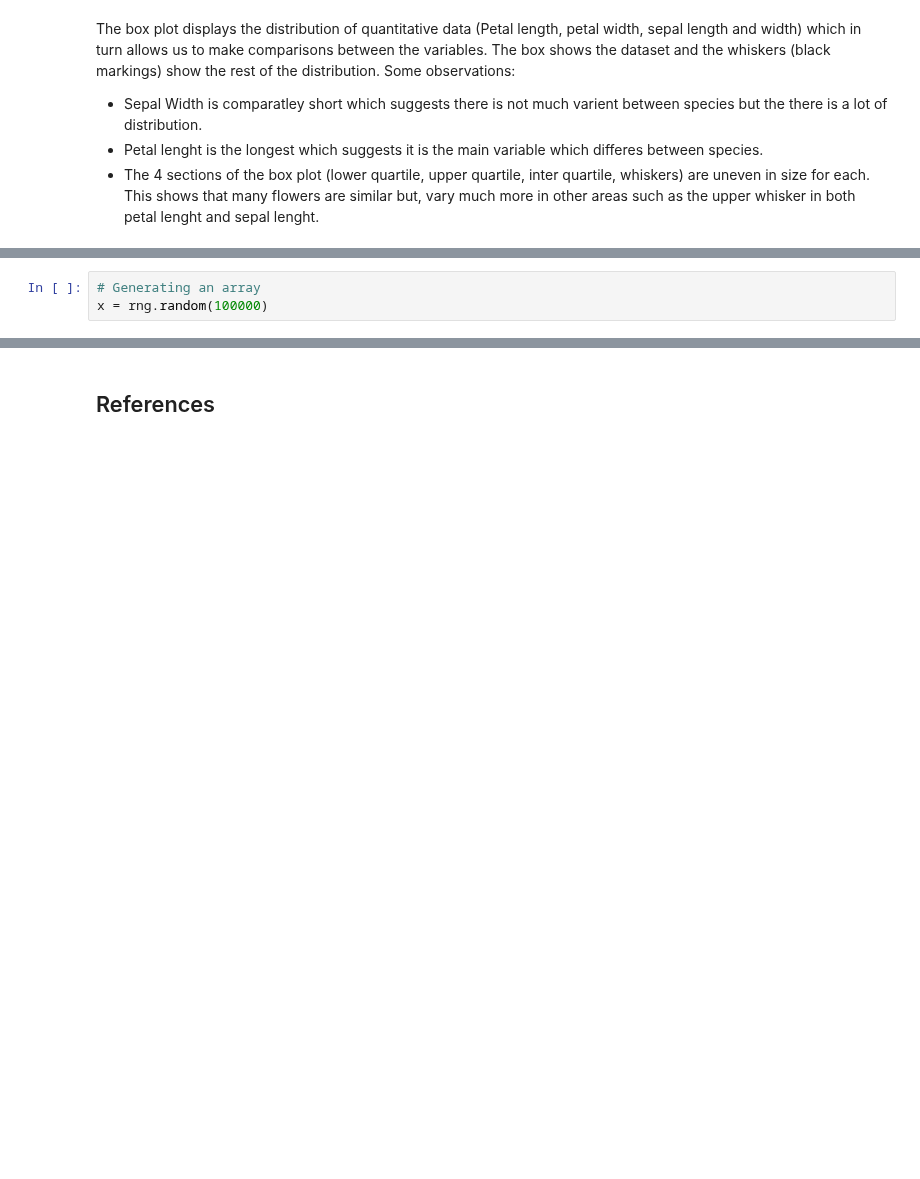
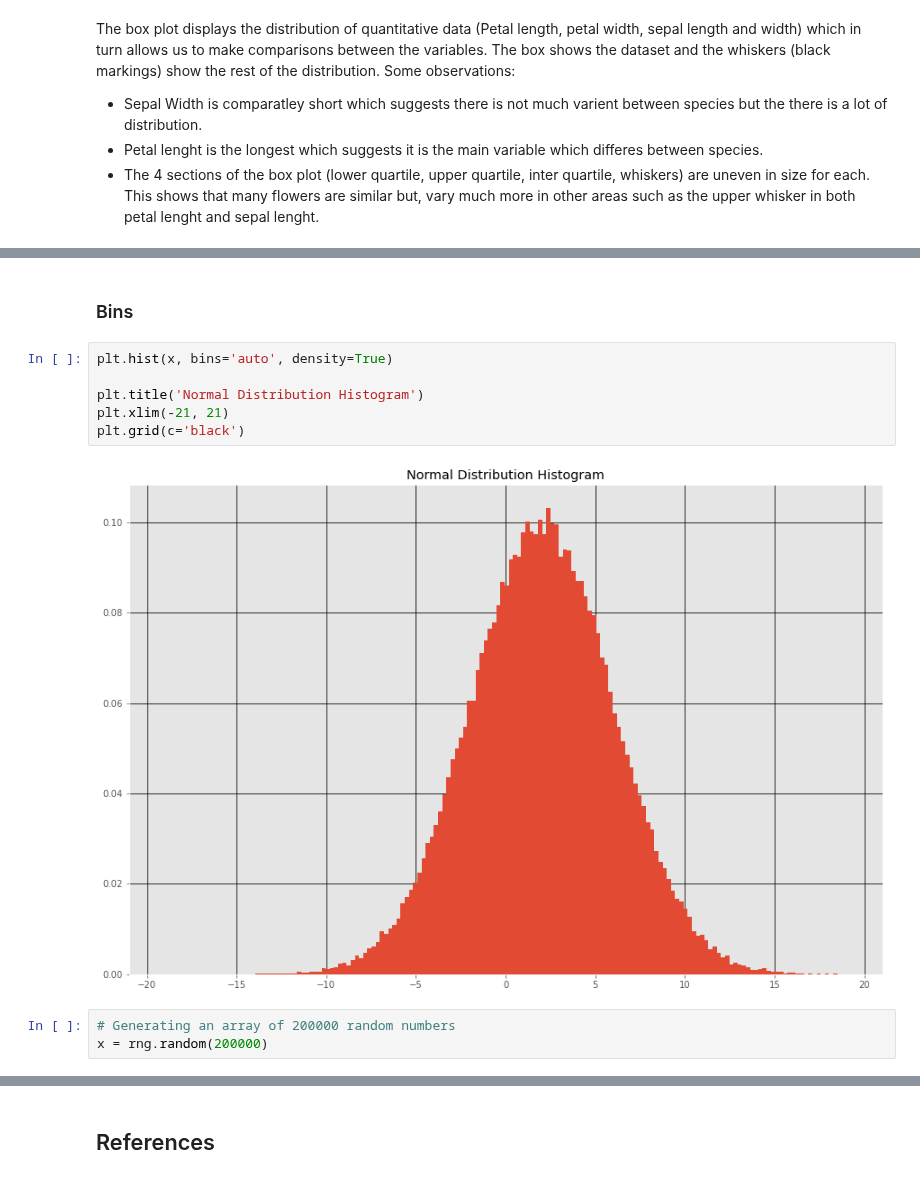
Before and after one commit to kmcd14/FofData-assessment, a Jupyter notebook: pyplot.ipynb, the cells around one changed output, grey strips where cells are left out. Drawn from its saved outputs; the diff is of its cells as text; blank space fills up the shorter version.

```diff
--- a/pyplot.ipynb
+++ b/pyplot.ipynb
@@ -708,6 +720,16 @@ The X-axis represents the bin ranges while Y-axis gives information about freque
+# %% [markdown]
+### Bins
+# %%
+plt.hist(x, bins='auto', density=True)
+
+plt.title('Normal Distribution Histogram')
+plt.xlim(-21, 21)
+plt.grid(c='black')
+# %% [output]
+[figure, added]
 # %%
-# Generating an array
-x = rng.random(100000)
+# Generating an array of 200000 random numbers
+x = rng.random(200000)
 # %%
 x
 # %% [output]
```
Also changed, not shown: parts of 17 cells of this notebook, 1 other file.
